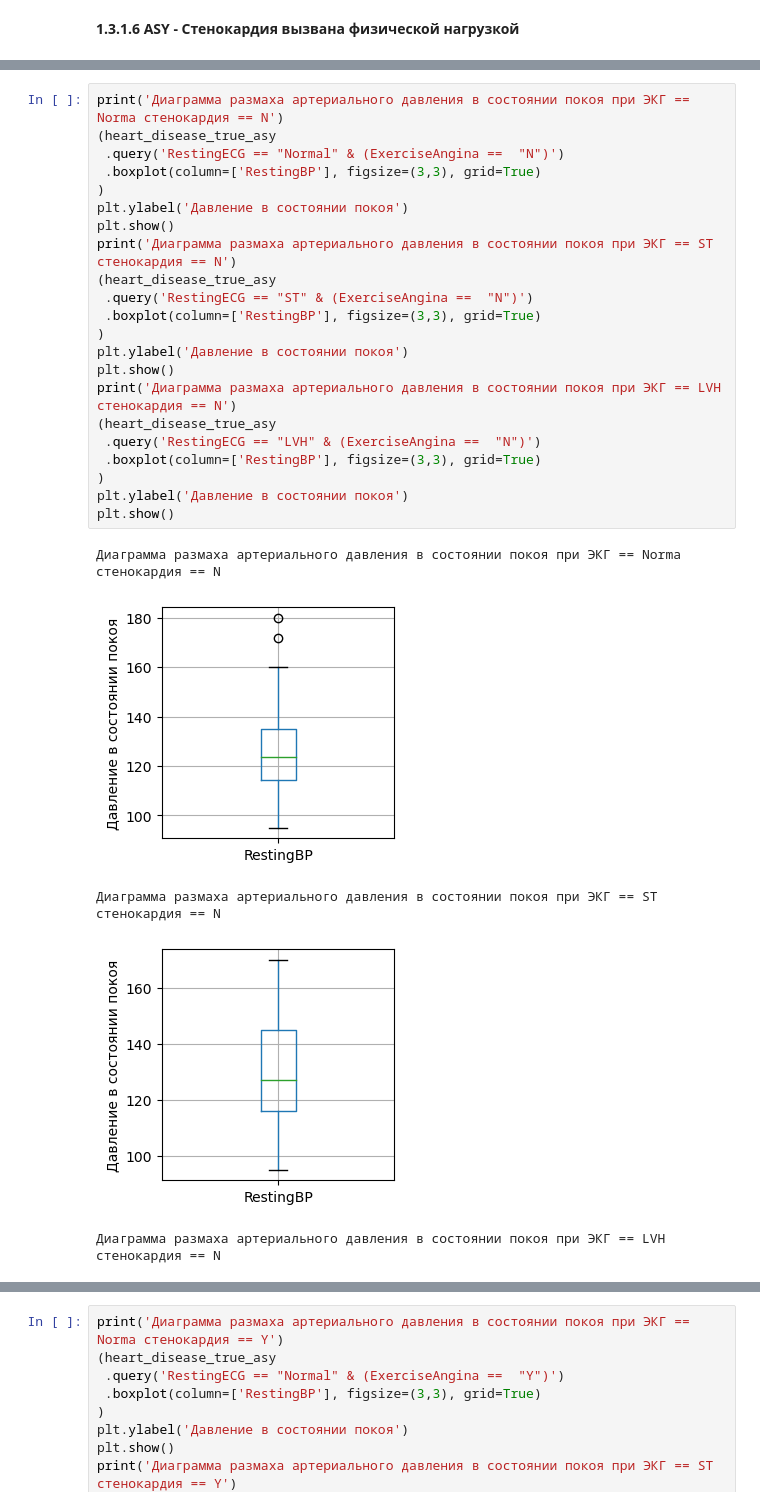
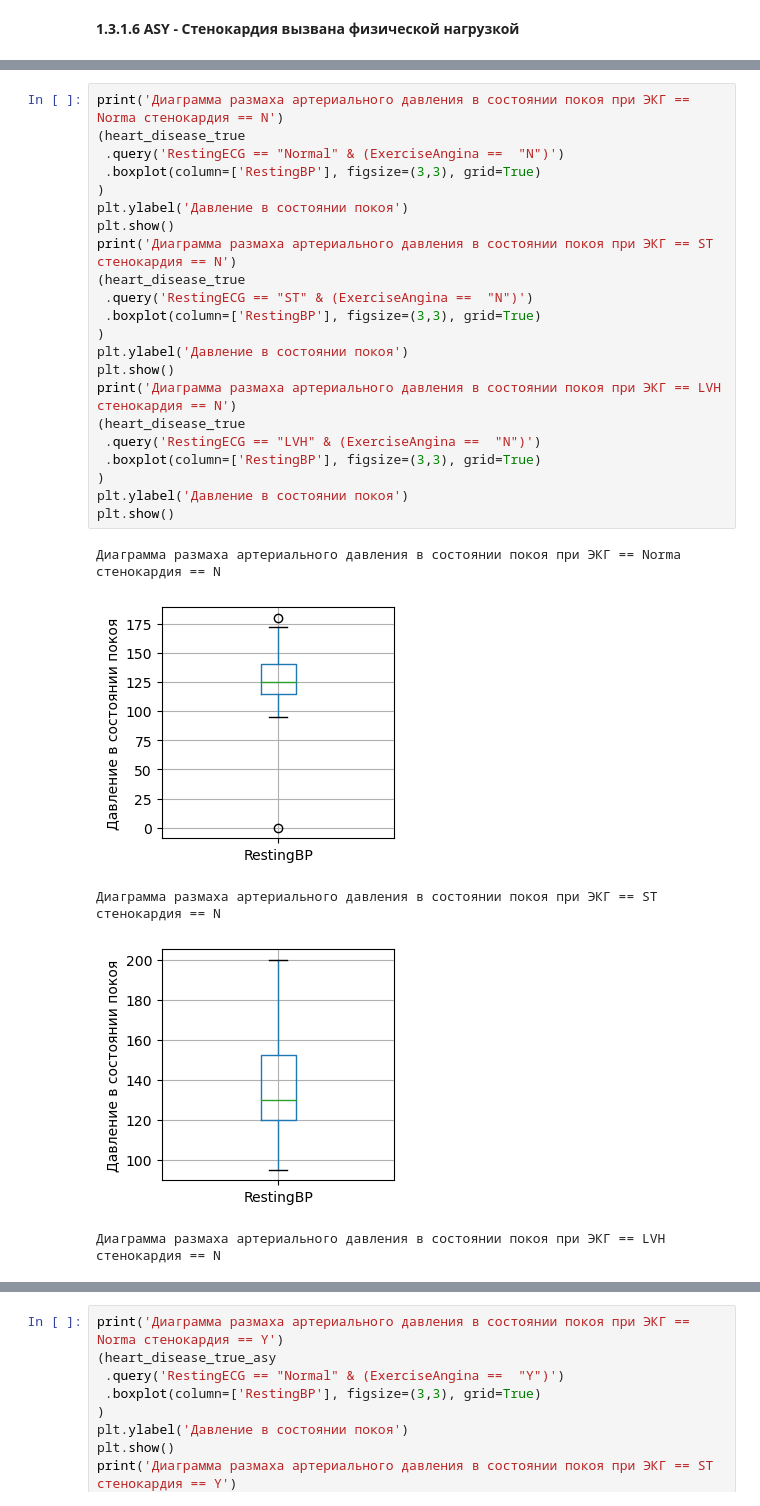
Before and after one commit to DzhafarovSergey/heart_disease_research, a Jupyter notebook: Heart disease research.ipynb, the cells around one changed output, grey strips where cells are left out. Drawn from its saved outputs; the diff is of its cells as text.

```diff
--- a/Heart disease research.ipynb
+++ b/Heart disease research.ipynb
@@ -449,29 +448,29 @@ N    124
 Name: ExerciseAngina, dtype: int64
 # %%
 print('Диаграмма размаха артериального давления в состоянии покоя при ЭКГ == Norma стенокардия == N')
-(heart_disease_true_asy
+(heart_disease_true
  .query('RestingECG == "Normal" & (ExerciseAngina ==  "N")')
  .boxplot(column=['RestingBP'], figsize=(3,3), grid=True)
 )
 plt.ylabel('Давление в состоянии покоя')
 plt.show()
 print('Диаграмма размаха артериального давления в состоянии покоя при ЭКГ == ST стенокардия == N')
-(heart_disease_true_asy
+(heart_disease_true
  .query('RestingECG == "ST" & (ExerciseAngina ==  "N")')
  .boxplot(column=['RestingBP'], figsize=(3,3), grid=True)
 )
 plt.ylabel('Давление в состоянии покоя')
 plt.show()
 print('Диаграмма размаха артериального давления в состоянии покоя при ЭКГ == LVH стенокардия == N')
-(heart_disease_true_asy
+(heart_disease_true
  .query('RestingECG == "LVH" & (ExerciseAngina ==  "N")')
  .boxplot(column=['RestingBP'], figsize=(3,3), grid=True)
 )
 plt.ylabel('Давление в состоянии покоя')
 plt.show()
 # %% [output]
 Диаграмма размаха артериального давления в состоянии покоя при ЭКГ == Norma стенокардия == N
-[figure, old version]
+[figure, new version]
 Диаграмма размаха артериального давления в состоянии покоя при ЭКГ == ST стенокардия == N
-[figure, old version]
+[figure, new version]
 Диаграмма размаха артериального давления в состоянии покоя при ЭКГ == LVH стенокардия == N
```
Also changed, not shown: parts of 18 cells of this notebook.
